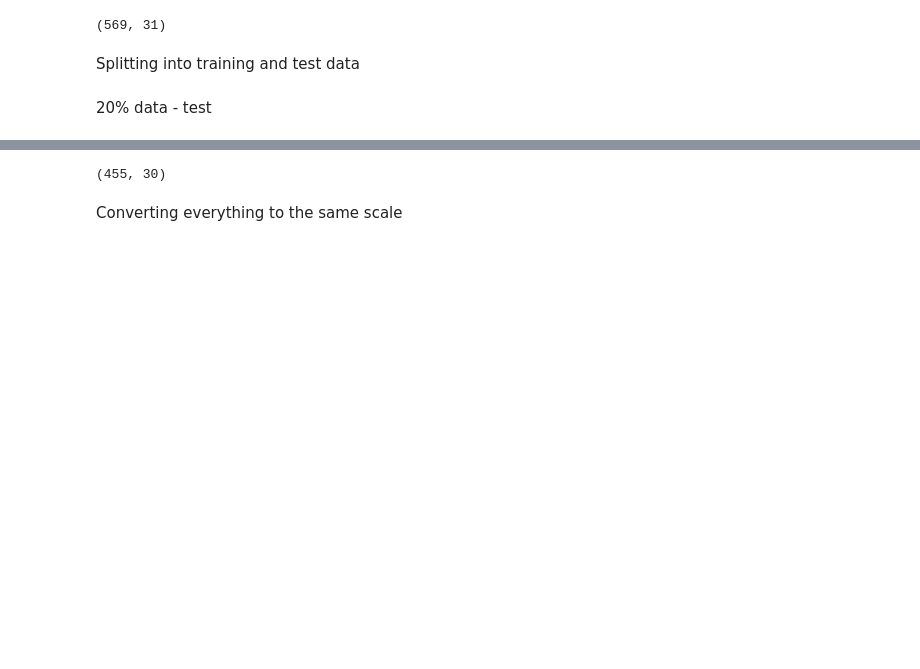
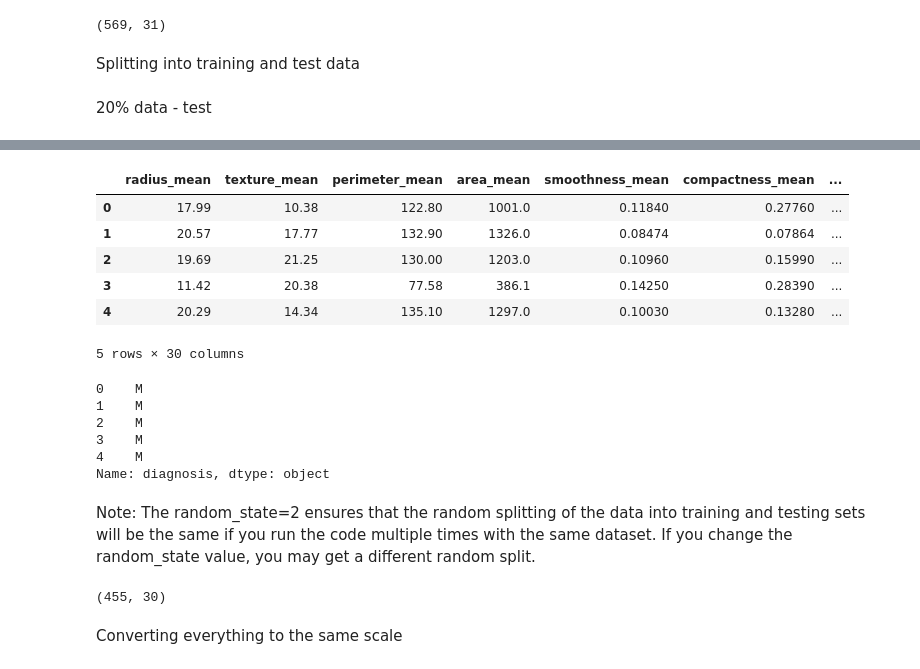
Before and after one commit to NityaVerma19/ML-Algorithms, a Jupyter notebook: k-nearest-neighbors.ipynb, the cells around one changed output, grey strips where cells are left out. Saved outputs shown, nothing was run; the diff lists cells and outputs as text; code cells hidden in the pictures; blank space fills up the shorter version.

```diff
--- a/k-nearest-neighbors.ipynb
+++ b/k-nearest-neighbors.ipynb
@@ -60,3 +70,24 @@ Splitting into training and test data
+# %%
+df.iloc[:,1:].head()   #everything except diagnosis
+# %% [output]
+|  | radius_mean | texture_mean | perimeter_mean | area_mean | smoothness_mean | compactness_mean | ... |
+| 0 | 17.99 | 10.38 | 122.80 | 1001.0 | 0.11840 | 0.27760 | ... |
+| 1 | 20.57 | 17.77 | 132.90 | 1326.0 | 0.08474 | 0.07864 | ... |
+| 2 | 19.69 | 21.25 | 130.00 | 1203.0 | 0.10960 | 0.15990 | ... |
+| 3 | 11.42 | 20.38 | 77.58 | 386.1 | 0.14250 | 0.28390 | ... |
+| 4 | 20.29 | 14.34 | 135.10 | 1297.0 | 0.10030 | 0.13280 | ... |
+5 rows × 30 columns
+# %%
+ df.iloc[:,0].head()       #diagnosis
+# %% [output]
+0    M
+1    M
+2    M
+3    M
+4    M
+Name: diagnosis, dtype: object
+# %% [markdown]
+Note: The random_state=2 ensures that the random splitting of the data into training and testing sets will be the same if you run the code multiple times with the same dataset. If you change the random_state value, you may get a different random split.
 # %%
 from sklearn.model_selection import train_test_split
 X_train, X_test, y_train, y_test = train_test_split(df.iloc[:,1:], df.iloc[:,0],test_size=0.2, random_state=2)
```
Also changed, not shown: parts of 1 cell of this notebook.
